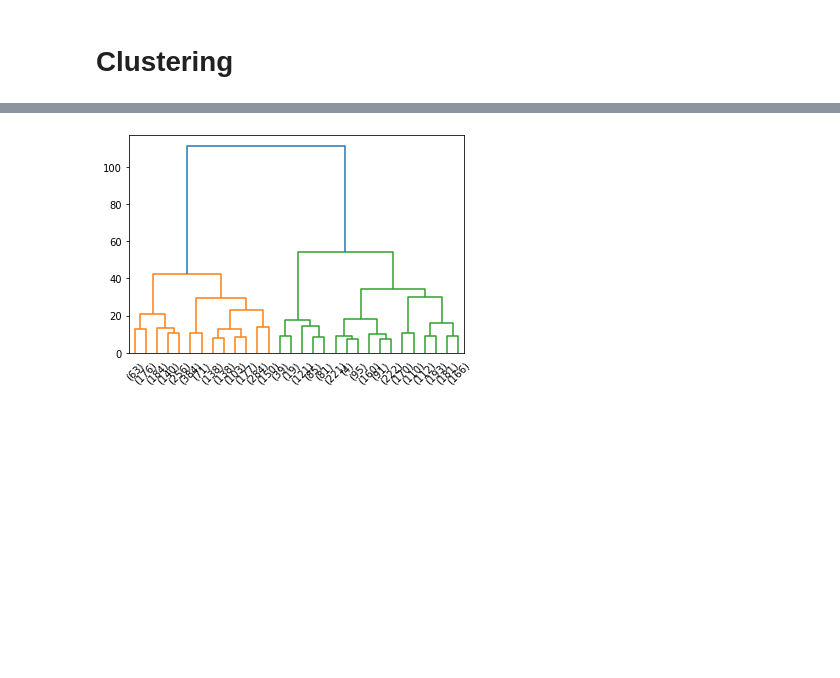
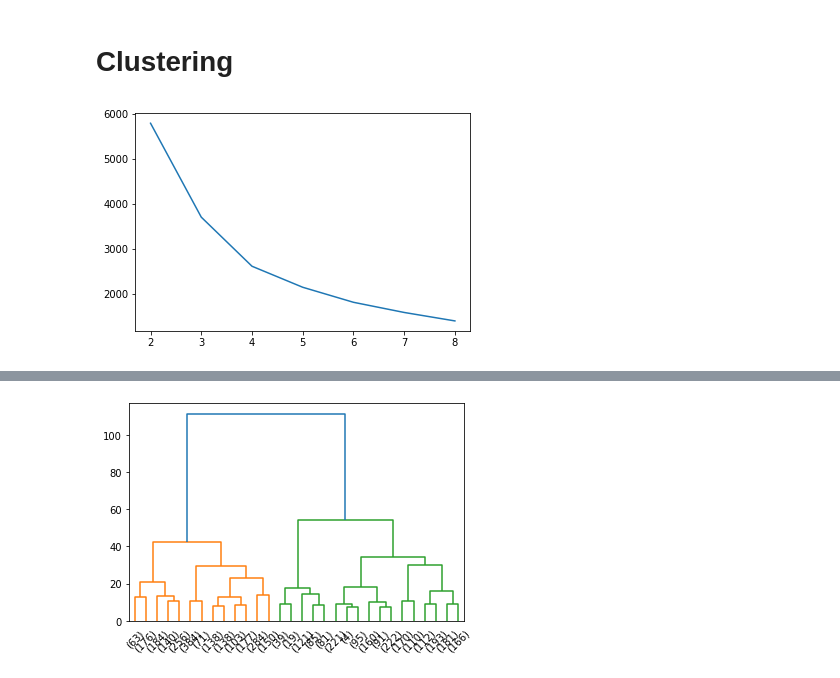
Before and after one commit to michelezoncheddu/data-mining-project, a Jupyter notebook: 2_Clustering.ipynb, the cells around one changed output, grey strips where cells are left out. Drawn from its saved outputs; the diff is of its cells as text; code cells hidden in the pictures; blank space fills up the shorter version.

```diff
--- a/2_Clustering.ipynb
+++ b/2_Clustering.ipynb
@@ -29,8 +36,10 @@ for k in range(2, kmax):
     silhouette.append(silhouette_score(scaled, kmeans.labels_))
 # %%
 # Elbow curve.
-#ax = plt.plot(range(2, kmax), sse)
-#plt.show()
+ax = plt.plot(range(2, kmax), sse)
+plt.show()
+# %% [output]
+[figure, added]
 # %%
 # Silhouette score.
 ax = plt.plot(range(2, kmax), silhouette)
```
Also changed, not shown: parts of 12 cells of this notebook, 1 other file.
